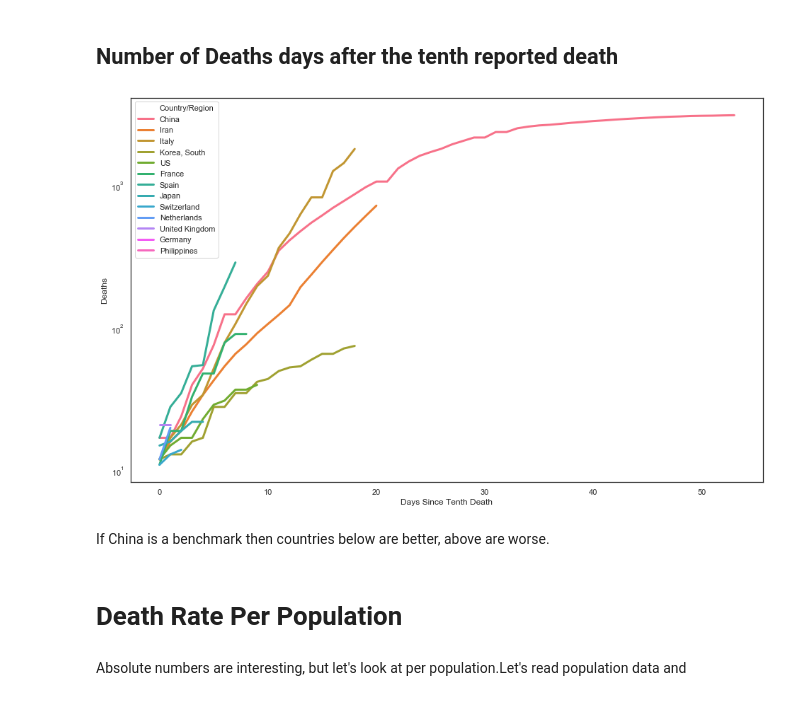
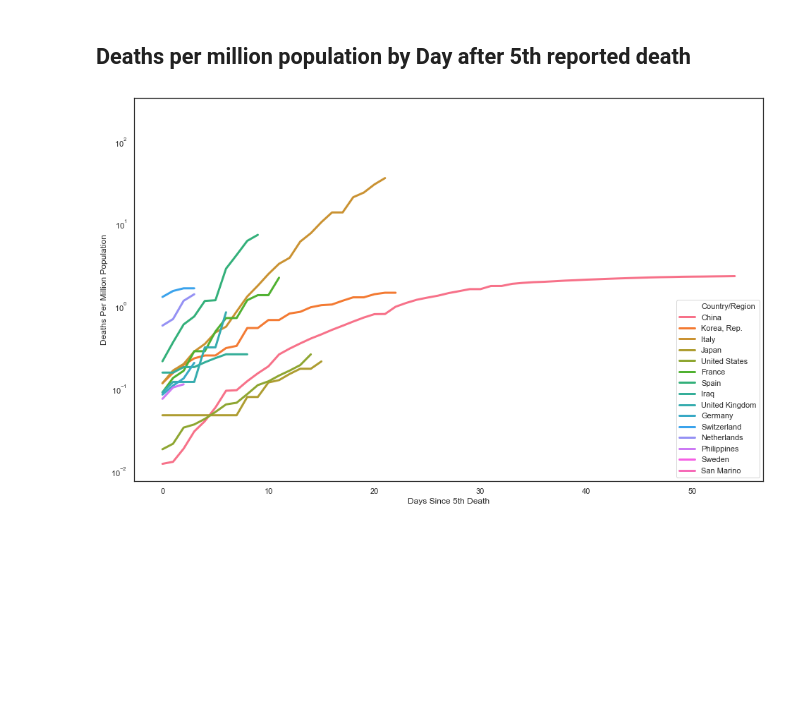
Before and after one commit to andrewl/covid-19, a Jupyter notebook: COVID-19.ipynb, the cells around one changed output. Drawn from its saved outputs; the diff is of its cells as text; code cells hidden in the pictures; blank space fills up the shorter version.

Commit message:
updates with better links, tidied up some data.

```diff
--- a/COVID-19.ipynb
+++ b/COVID-19.ipynb
@@ -40,17 +53,28 @@ We can now transform the data so that each row each row contains the country, da
 a = df.melt(id_vars=["Province/State", "Country/Region", "Lat", "Long"],
         var_name="date",
         value_name="deaths-per-province")
+
+#fix up some of the data
 a = a.loc[a["Country/Region"] != "Cruise Ship"]
 
+# for some countries the JHU data is broken down by sub-region (eg US state, CN province)
+# aggregate these at the country level
 a['date'] = a['date'].astype('datetime64[ns]')
 a['co-date'] = a['Country/Region'] + "-" + a['date'].astype('str')
-a = a.loc[a["deaths-per-province"]>9]
+#a = a.loc[a["deaths-per-province"]>4]
+a = a.join(a.groupby('co-date')['deaths-per-province'].sum(), on='co-date', rsuffix='-combined')
+a.drop_duplicates(subset = "co-date", keep = 'first', inplace = True)
 
-#a['deaths'] = a.groupby("co-date")["deaths-per-province"].transform('sum')
-a = a.join(a.groupby('co-date')['deaths-per-province'].sum(), on='co-date', rsuffix='-combined')
+# tidy up the data
 a.rename(columns={'deaths-per-province-combined': 'Deaths'}, inplace=True)
+a = a[['Country/Region','date','Deaths']]
 
-a.drop_duplicates(subset = "co-date", keep = 'first', inplace = True)
-a = a.loc[a["Deaths"]>10]
+# normalise names to conform to world bank standards.
+a["Country/Region"][a["Country/Region"]=="US"] = "United States"
+a["Country/Region"][a["Country/Region"]=="Korea, South"]= "Korea, Rep."
+
+a = a.loc[a["Deaths"]>5]
+
+#display the final few records for sanity check
 a.tail(5)
 # %% [output]
@@ -73,8 +100,9 @@ To register the converters:
 # %%
+#function to get the earliest date for a country (ie the first time > 4 deaths are registered)
 def get_first_death_date (country):
   x = a[a['Country/Region'] == country]
-  return x.sort_values(by='date', inplace=False).iloc[0,4]
+  return x.sort_values(by='date', inplace=False).iloc[0,1]
 
 a['first_death_date'] = a['Country/Region'].apply(get_first_death_date)
-a['Days Since Tenth Death'] = a['date'] - a['first_death_date']
-a['Days Since Tenth Death']= a['Days Since Tenth Death'].astype(int) / 86400000000000
+a['Days Since 5th Death'] = a['date'] - a['first_death_date']
+a['Days Since 5th Death']= a['Days Since 5th Death'].astype(int) / 86400000000000
@@ -80,0 +121,12 @@ a['Days Since Tenth Death']= a['Days Since Tenth Death'].astype(int) / 864000000
+# %%
+#read in world population data from https://data.worldbank.org
+demographics = pd.read_csv("data/API_SP.POP.TOTL_DS2_en_csv_v2_866861.csv", skiprows=4)
+
+#merge the data into our death rate data set and calculate deaths per million population per day
+demographics.rename(columns={'Country Name': 'Country/Region'}, inplace=True)
+demographics = demographics[['Country/Region','2018']]
+a = pd.merge(a, demographics, on='Country/Region')
+a["Deaths Per Million Population"] = a["Deaths"]/(a["2018"]/1000000)
+
+#sanity check the data
+a.tail(5)
@@ -81,15 +140,8 @@ a['Days Since Tenth Death']= a['Days Since Tenth Death'].astype(int) / 864000000
 # %% [markdown]
-<a id='tenth'></a>
-Number of Deaths days after the tenth reported death
+<a id='rate'></a>
+Deaths per million population by Day after 5th reported death
 --
 # %%
-plot_it("Days Since Tenth Death", "Deaths", a)
+plot_it("Days Since 5th Death", "Deaths Per Million Population", a)
 # %% [output]
-[figure, old version]
+[figure, new version]
-# %% [markdown]
-If China is a benchmark then countries below are better, above are worse.
-# %% [markdown]
-Death Rate Per Population
-==
-# %% [markdown]
-Absolute numbers are interesting, but let's look at per population.Let's read population data and
```
Also changed, not shown: parts of 18 cells of this notebook, 1 other file.
